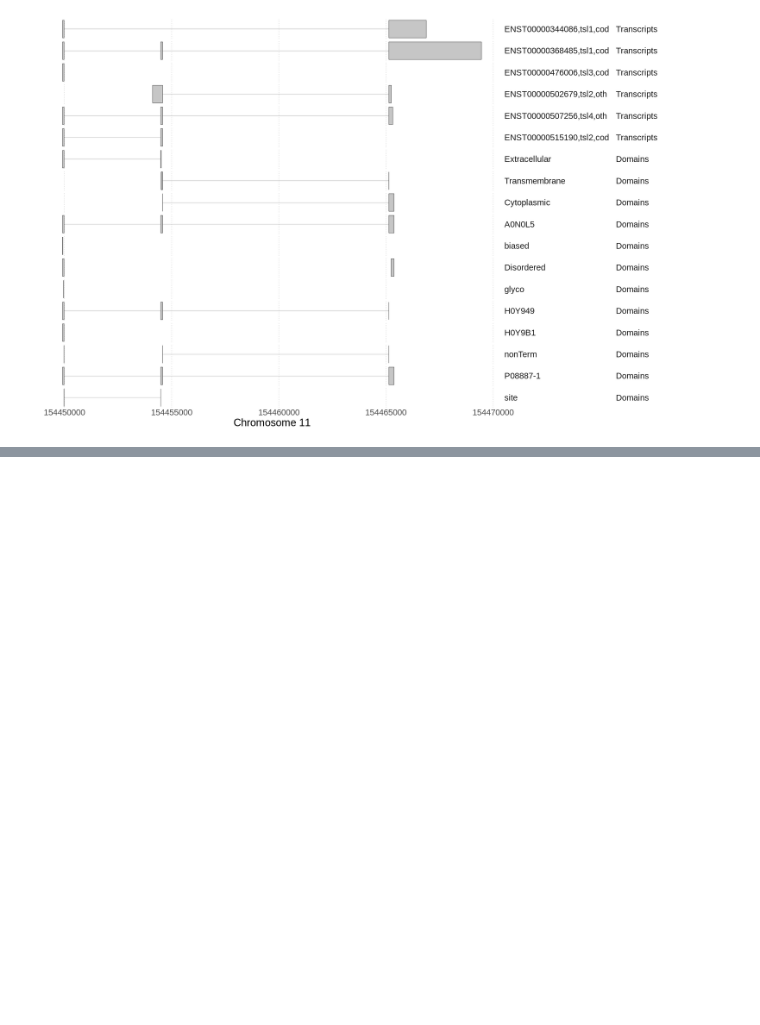
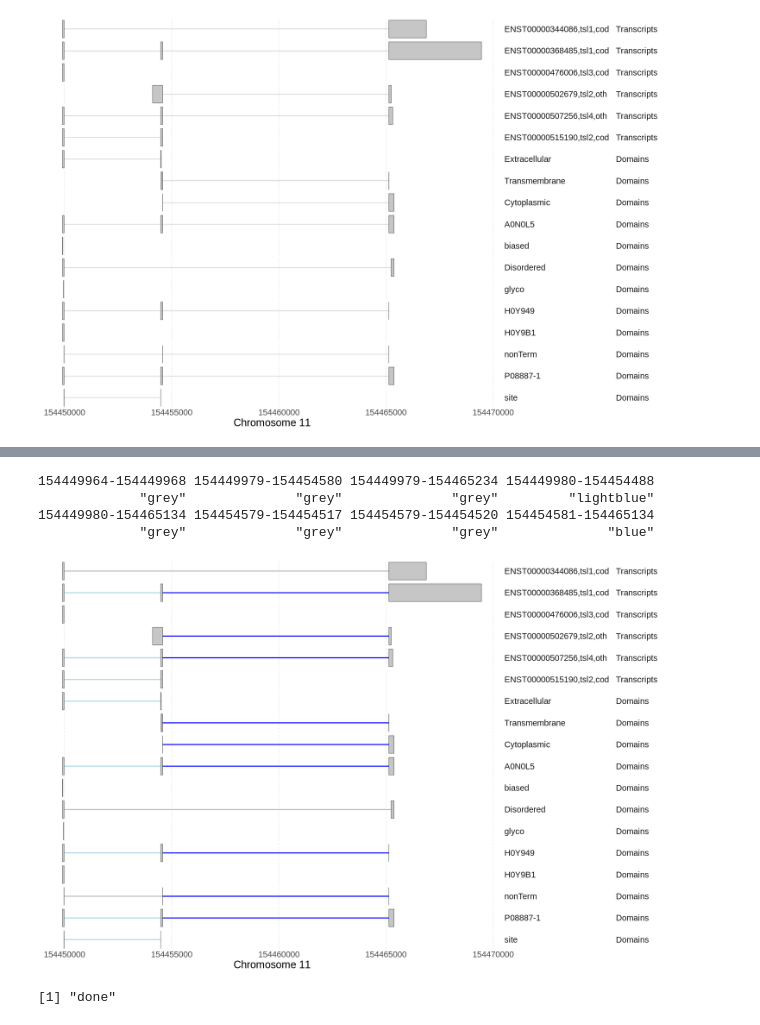
Before and after one commit to radlinsky/gene_track_plots, a Jupyter notebook: example.ipynb, the cells around one changed output, grey strips where cells are left out. Drawn from its saved outputs; the diff is of its cells as text; code cells hidden in the pictures; blank space fills up the shorter version.

```diff
--- a/example.ipynb
+++ b/example.ipynb
@@ -552,0 +716,59 @@ scale_color_manual(values = custom_colors)
+# %%
+
+uq_junctions <-
+wintrons %>%
+    filter(!is.na(jstart)) %>%
+    distinct(junction) %>%
+    pull(junction)
+
+custom_intron_colors <- rep("grey", length(uq_junctions))
+names(custom_intron_colors) <- uq_junctions
+
+# make the junctions skipping your exon of intrest blue
+custom_intron_colors[names(custom_intron_colors) %in% c("154454581-154465134")] <- "blue"
+custom_intron_colors[names(custom_intron_colors) %in% c("154449980-154454488")] <- "lightblue"
+custom_intron_colors[order(names(custom_intron_colors))]
+# %% [output]
+154449964-154449968 154449979-154454580 154449979-154465234 154449980-154454488
+             "grey"              "grey"              "grey"         "lightblue"
+154449980-154465134 154454579-154454517 154454579-154454520 154454581-154465134
+             "grey"              "grey"              "grey"              "blue"
+# %%
+options(repr.plot.width=20, repr.plot.height=12)
+
+source("gene_track_plots.R")
+# zoom in
+transcript_domain_tb %>%
+filter(start >= 154449000 & end <= 154470000) %>%
+plot_tracks(
+    .,
+    strand = "+",
+    seqid = "Chromosome 11",
+    add_connections = T,
+    facet_wrap_by = "feature_name",
+    # thicken the introns
+    intron_width=1,
+    # turn on intron colors. Adds AES element to color the intron start-ends
+    color_connections = TRUE
+)  +
+# Add the track_type
+ggplot2::facet_wrap(
+                track_type ~ feature_name,
+                ncol = 1,
+                strip.position = "right"
+            ) +
+theme(
+    text = element_text(size = 22),
+    strip.text = element_text(hjust = 0),
+    strip.background = element_rect(colour = "white",
+                                    fill = "white")) +
+# customize intron colors
+scale_color_manual(values = custom_intron_colors) +
+# remove fill color guide legend
+guides(color=F)
+# %% [output]
+[figure, added]
+# %%
+print("done")
+# %% [output]
+[1] "done"
```
Also changed, not shown: parts of 8 cells of this notebook.
